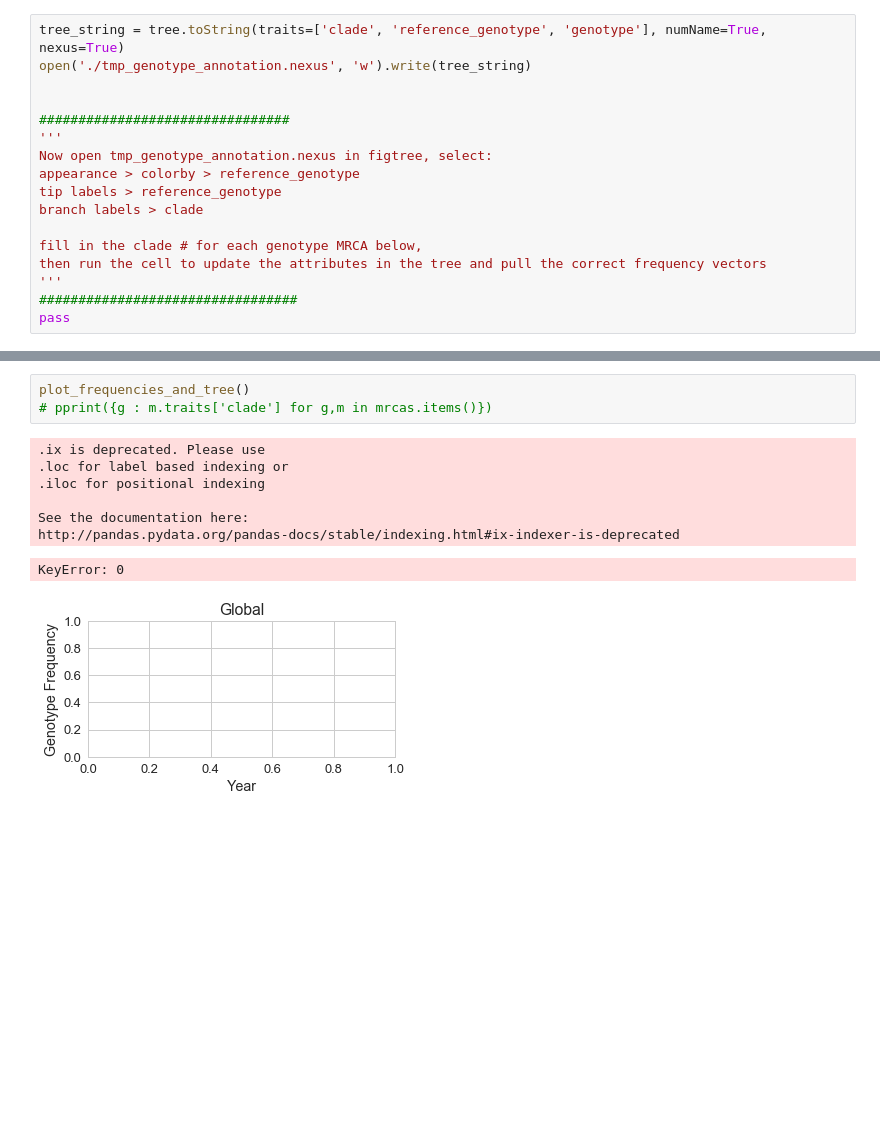
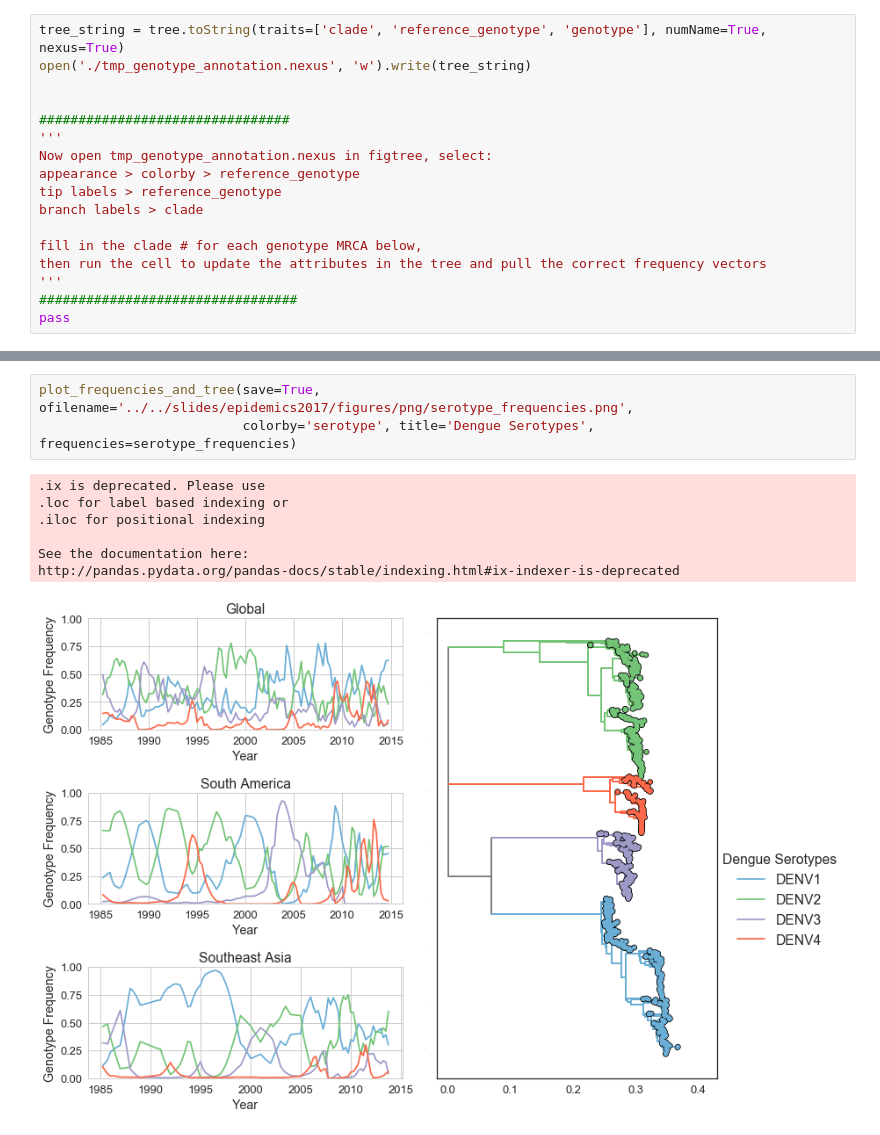
Before and after one commit to blab/dengue-antigenic-dynamics, a Jupyter notebook: scripts/frequencies/parse-frequencies.ipynb, the cells around one changed output, grey strips where cells are left out. Saved outputs shown, nothing was run; the diff lists cells and outputs as text; blank space fills up the shorter version.

```diff
--- a/scripts/frequencies/parse-frequencies.ipynb
+++ b/scripts/frequencies/parse-frequencies.ipynb
@@ -416,15 +442,14 @@ def plot_subtrees(tree, labels = False):
         plot_tree(subtree, labels=labels)
     plt.tight_layout()
     plt.show()
-# %%
-plot_frequencies_and_tree()
-# pprint({g : m.traits['clade'] for g,m in mrcas.items()})
-# %% [output]
-.ix is deprecated. Please use
-.loc for label based indexing or
-.iloc for positional indexing
-
-See the documentation here:
-http://pandas.pydata.org/pandas-docs/stable/indexing.html#ix-indexer-is-deprecated
-KeyError: 0
-[figure, removed]
+# %%
+plot_frequencies_and_tree(save=True, ofilename='../../slides/epidemics2017/figures/png/serotype_frequencies.png',
+                          colorby='serotype', title='Dengue Serotypes', frequencies=serotype_frequencies)
+# %% [output]
+.ix is deprecated. Please use
+.loc for label based indexing or
+.iloc for positional indexing
+
+See the documentation here:
+http://pandas.pydata.org/pandas-docs/stable/indexing.html#ix-indexer-is-deprecated
+[figure, added]
```
Also changed, not shown: parts of 12 cells of this notebook.
